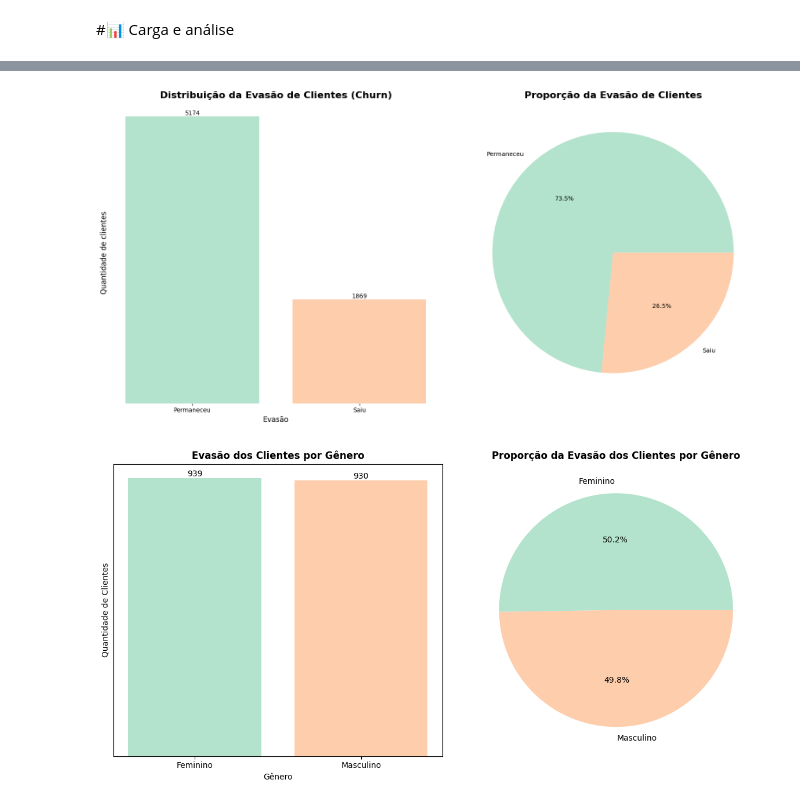
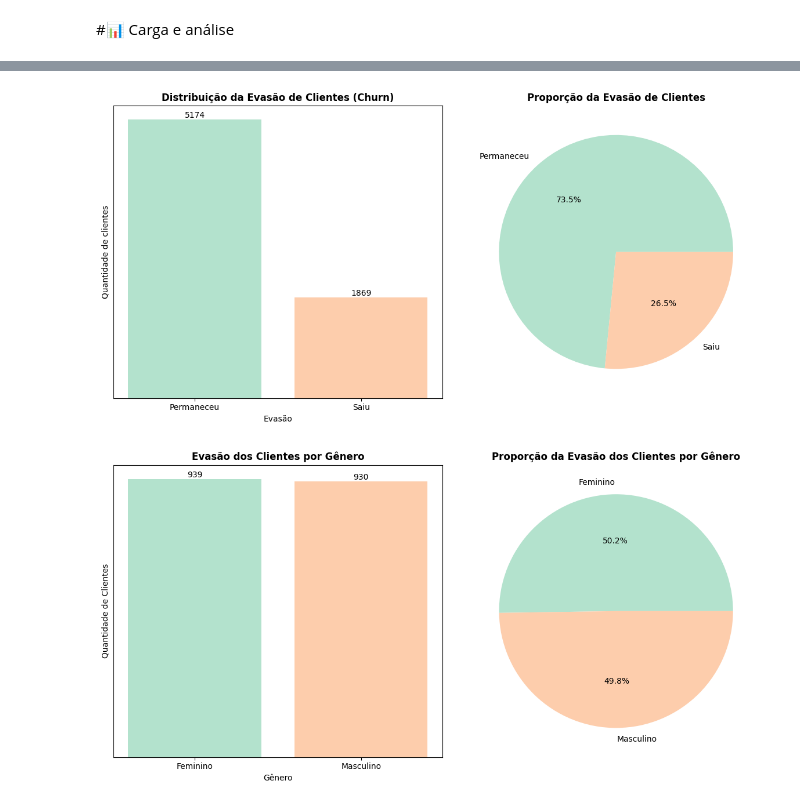
Before and after one commit to may99-coder/Challenge-Telecom-X-an-lise-de-evas-o-de-clientes, a Jupyter notebook: TelecomX_BR_Final.ipynb, the cells around one changed output, grey strips where cells are left out. Drawn from its saved outputs; the diff is of its cells as text; code cells hidden in the pictures.

```diff
--- a/TelecomX_BR_Final.ipynb
+++ b/TelecomX_BR_Final.ipynb
@@ -275,32 +275,30 @@ labels = ['Permaneceu', 'Saiu']
 # %%
 # Plotando gráficos do Churn
 
 contagem_evasao = df_final['Cancelamento'].value_counts()
-labels = ['Permaneceu', 'Saiu']
 cores = plt.cm.Pastel2(range(len(contagem_evasao)))
 
-fig, (ax1, ax2) = plt.subplots(1, 2, figsize=(16, 8))
+fig, (ax1, ax2) = plt.subplots(1, 2, figsize=(tamanho))
 
 # Gráfico de barras
 barras = ax1.bar(labels, contagem_evasao.values, color=cores)
-ax1.set_title('Distribuição da Evasão de Clientes (Churn)',  fontsize=16, fontweight='bold')
-ax1.set_xlabel('Evasão', fontsize=12)
-ax1.set_ylabel('Quantidade de clientes', fontsize=12)
+ax1.set_title('Distribuição da Evasão de Clientes (Churn)', fontweight='bold')
+ax1.set_xlabel('Evasão')
+ax1.set_ylabel('Quantidade de clientes')
 ax1.set_yticks([])
 
-plt.setp(ax1.spines.values(), visible=False)
 
 for container in ax1.containers:
       ax1.bar_label(container, fmt='%d')
 
 # Gráfico de setores
 ax2.pie(contagem_evasao.values, labels=labels, autopct='%1.1f%%', colors=cores)
-ax2.set_title('Proporção da Evasão de Clientes', fontsize=16, fontweight='bold')
+ax2.set_title('Proporção da Evasão de Clientes', fontweight='bold')
 
 plt.tight_layout()
 plt.show()
 # %% [output]
-[figure, old version]
+[figure, new version]
 # %%
 df_churn = df_final[df_final['Cancelamento'] == 1]
 
```
Also changed, not shown: parts of 11 cells of this notebook.
